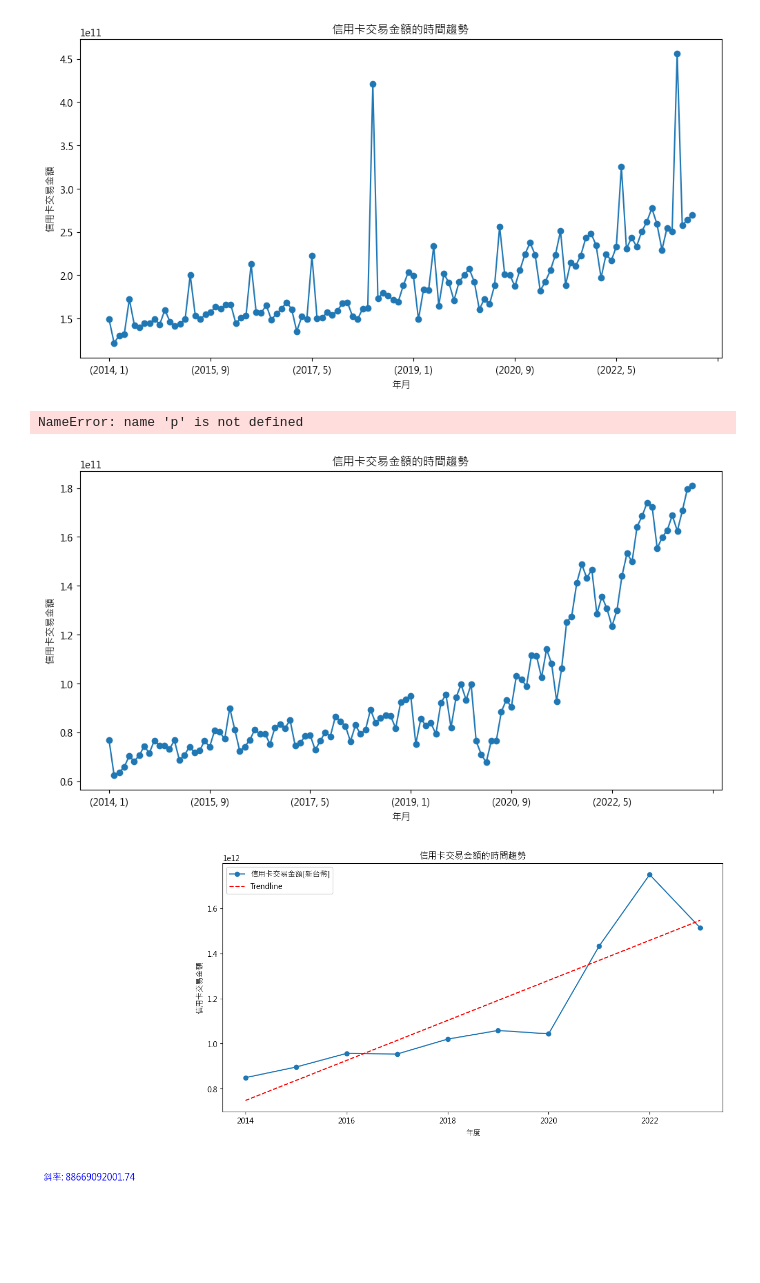
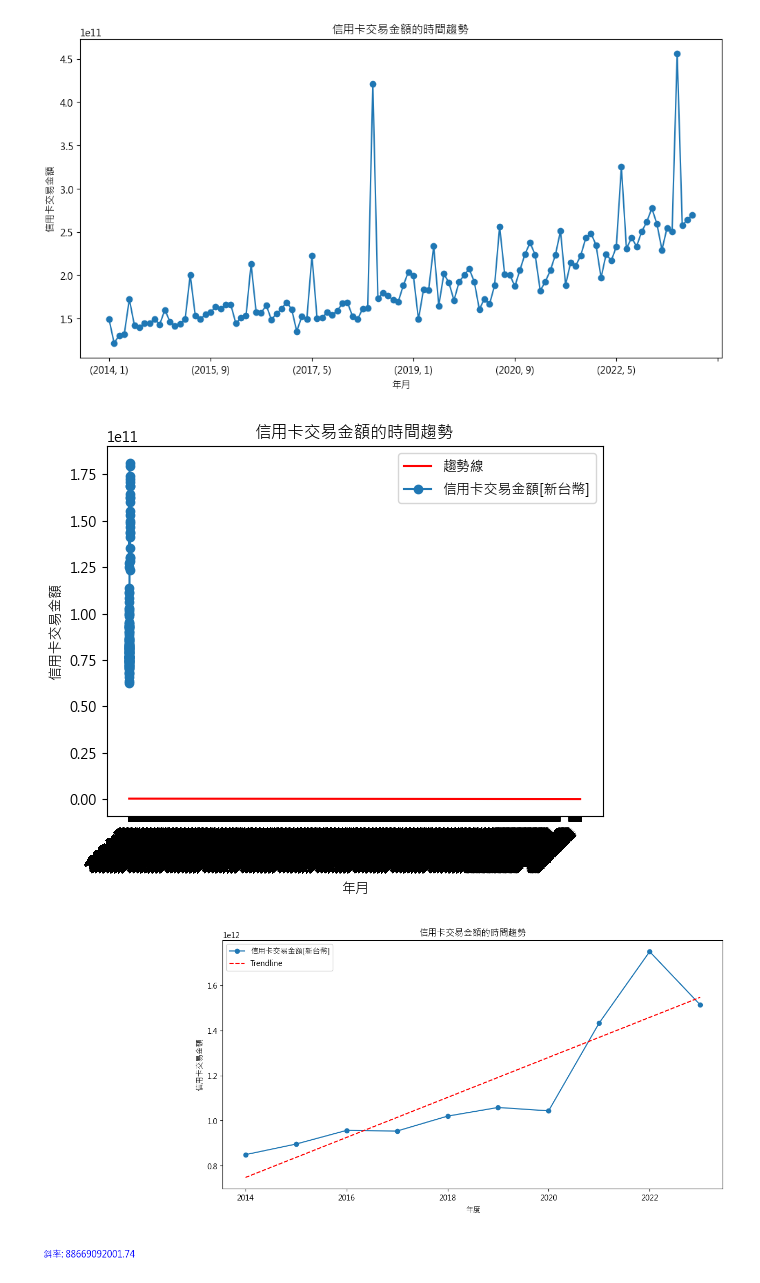
Before and after one commit to isabel112233/creditcard, a Jupyter notebook: test2.ipynb, the cells around one changed output. Saved outputs shown, nothing was run; the diff lists cells and outputs as text; code cells hidden in the pictures; blank space fills up the shorter version.

```diff
--- a/test2.ipynb
+++ b/test2.ipynb
@@ -389,41 +369,44 @@ plt.ylabel('信用卡交易金額')
 plt.show()
 # %% [output]
 [figure]
-# %%
-#六都(不含其他類)
-plt.rcParams['font.family'] = 'Microsoft JhengHei'
-
-# Create a figure with a specific size
-plt.figure(figsize=(12, 6))
-
-# Group by year and month, sum the credit card transaction amounts, and plot
-df_area6n.groupby(['年', '月'])['信用卡交易金額[新台幣]'].sum().plot(marker='o')
-
-# Set the title and labels
-plt.title('信用卡交易金額的時間趨勢')
-plt.xlabel('年月')
-plt.ylabel('信用卡交易金額')
-
-# Fit a second-degree polynomial (quadratic regression)
-plt.text(2010, p(2010), f'方程式: {z[0]:.2f}x^2 + {z[1]:.2f}x + {z[2]:.2f}', fontsize=12, color='blue')
-
-p = np.poly1d(z)
-
-# Plot the quadratic trendline
-plt.plot(df_area6n.index, p(df_area6n.index), 'r--', label='Quadratic Trendline')
-
-# Show the legend
-plt.legend()
-
-# Display the trendline equation
-quadratic_equation = f'方程式: {z[0]:.2f}x^2 + {z[1]:.2f}x + {z[2]:.2f}'
-plt.text(2010, p(2010), quadratic_equation, fontsize=12, color='blue')
-
-# Show the plot
-plt.show()
-# %% [output]
-NameError: name 'p' is not defined
-[figure, removed]
+# %%
+#六都(不含其他類)
+import matplotlib.pyplot as plt
+import numpy as np
+
+# 設定中文字型
+plt.rcParams['font.family'] = 'Microsoft JhengHei'
+
+# 假設df_area6n中有"年"和"月"這兩個欄位
+# 如果沒有，請修改以下的程式碼
+df_area6n['年月'] = df_area6n['年'].astype(str) + '-' + df_area6n['月'].astype(str)
+
+# 生成新的x軸座標
+x_values = np.arange(2014, 2024, 1)
+
+# 繪製趨勢線
+coefficients = np.polyfit(df_area6n.index, df_area6n['信用卡交易金額[新台幣]'].values, 1)
+trendline = np.poly1d(coefficients)
+plt.plot(df_area6n.index, trendline(df_area6n.index), label='趨勢線', color='red')
+
+# 繪製原始資料
+df_area6n.groupby(['年', '月'])['信用卡交易金額[新台幣]'].sum().plot(marker='o')
+
+# 設定圖表標題和軸標籤
+plt.title('信用卡交易金額的時間趨勢')
+plt.xlabel('年月')
+plt.ylabel('信用卡交易金額')
+
+# 設定新的x軸座標刻度
+plt.xticks(df_area6n.index, df_area6n['年月'], rotation=45, ha='right')
+
+# 顯示圖例
+plt.legend()
+
+# 顯示圖表
+plt.show()
+# %% [output]
+[figure, added]
 # %%
 plt.rcParams['font.family'] = 'Microsoft JhengHei'
 
```
Also changed, not shown: parts of 47 cells of this notebook, 3 other files.
